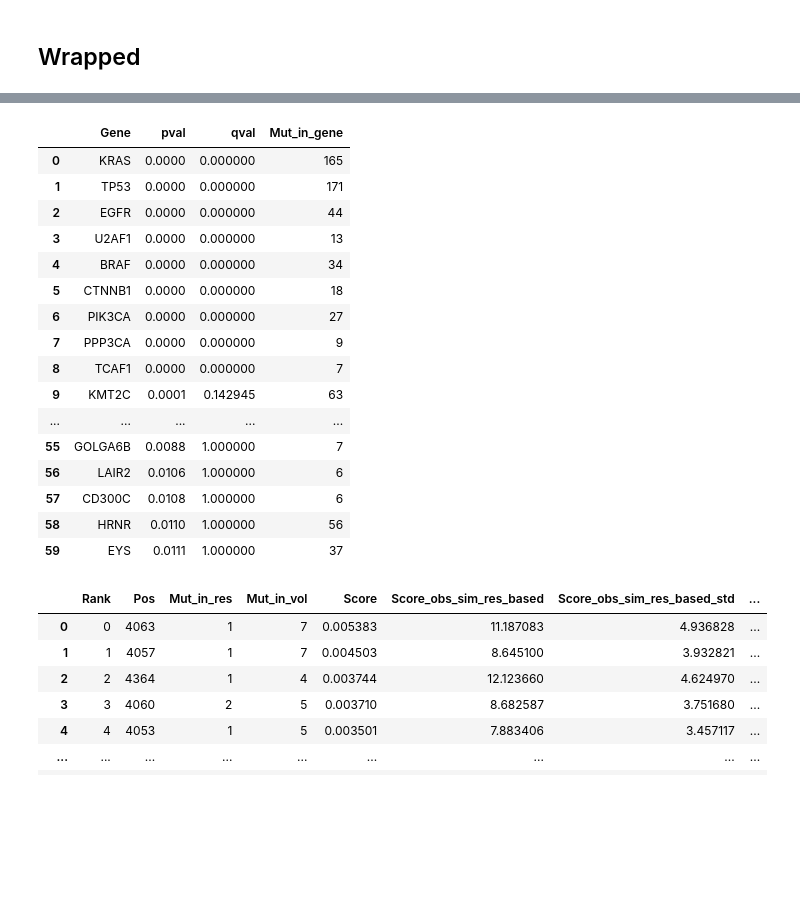
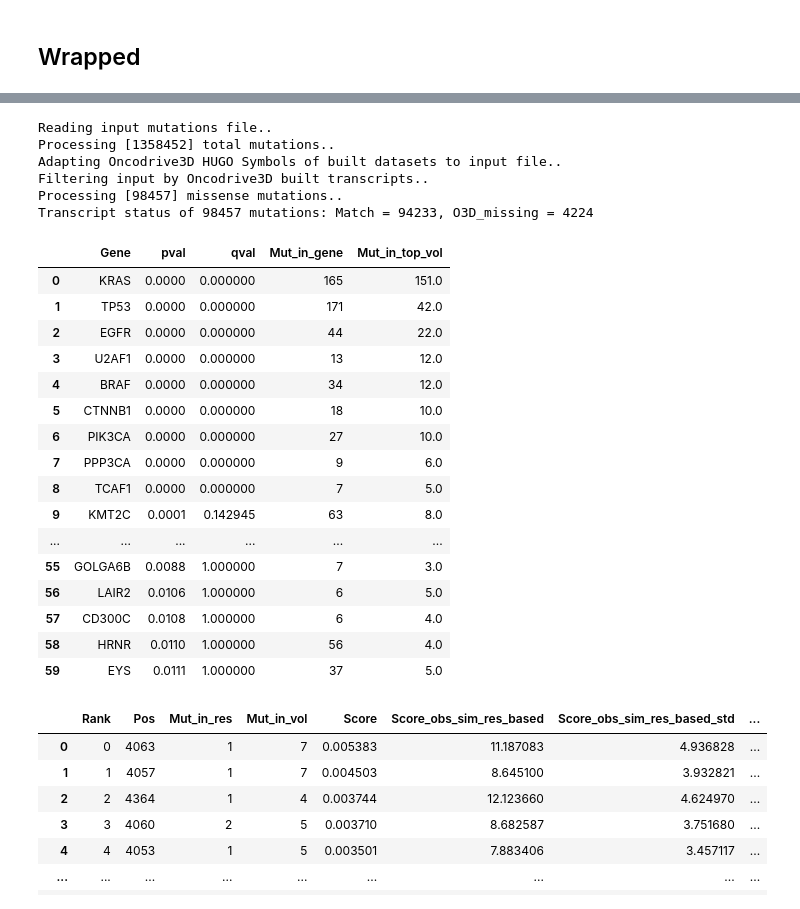
Before and after one commit to bbglab/oncodrive3d_paper, a Jupyter notebook: review_01/simulations_and_ranking/simulations.ipynb, the cells around one changed output, grey strips where cells are left out. Drawn from its saved outputs; the diff is of its cells as text; code cells hidden in the pictures; blank space fills up the shorter version.

```diff
--- a/review_01/simulations_and_ranking/simulations.ipynb
+++ b/review_01/simulations_and_ranking/simulations.ipynb
@@ -988,27 +1009,33 @@ miss_prob_dict = get_miss_mut_prob_dict(mut_rate_dict=mut_profile, seq_df=seq_df
 # %%
 cohort = "TCGA_WXS_LUAD"
 data, seq_df = load_mut(input_path, o3d_datasets_dir)
 
 df_genes = pd.read_csv(f"/workspace/projects/clustering_3d/o3d_analysys/datasets/output/cancer_202404/o3d_output/review/run_control_2025-03-21_11-24-24/{cohort}/{cohort}.3d_clustering_genes.csv")
-df_genes[["Gene", "pval", "qval", "Mut_in_gene"]][:60]
+df_genes[["Gene", "pval", "qval", "Mut_in_gene", "Mut_in_top_vol"]][:60]
 # %% [output]
+Reading input mutations file..
+Processing [1358452] total mutations..
+Adapting Oncodrive3D HUGO Symbols of built datasets to input file..
+Filtering input by Oncodrive3D built transcripts..
+Processing [98457] missense mutations..
+Transcript status of 98457 mutations: Match = 94233, O3D_missing = 4224
-|  | Gene | pval | qval | Mut_in_gene |
-| 0 | KRAS | 0.0000 | 0.000000 | 165 |
-| 1 | TP53 | 0.0000 | 0.000000 | 171 |
-| 2 | EGFR | 0.0000 | 0.000000 | 44 |
-| 3 | U2AF1 | 0.0000 | 0.000000 | 13 |
-| 4 | BRAF | 0.0000 | 0.000000 | 34 |
-| 5 | CTNNB1 | 0.0000 | 0.000000 | 18 |
-| 6 | PIK3CA | 0.0000 | 0.000000 | 27 |
-| 7 | PPP3CA | 0.0000 | 0.000000 | 9 |
-| 8 | TCAF1 | 0.0000 | 0.000000 | 7 |
-| 9 | KMT2C | 0.0001 | 0.142945 | 63 |
-| ... | ... | ... | ... | ... |
-| 55 | GOLGA6B | 0.0088 | 1.000000 | 7 |
-| 56 | LAIR2 | 0.0106 | 1.000000 | 6 |
-| 57 | CD300C | 0.0108 | 1.000000 | 6 |
-| 58 | HRNR | 0.0110 | 1.000000 | 56 |
-| 59 | EYS | 0.0111 | 1.000000 | 37 |
+|  | Gene | pval | qval | Mut_in_gene | Mut_in_top_vol |
+| 0 | KRAS | 0.0000 | 0.000000 | 165 | 151.0 |
+| 1 | TP53 | 0.0000 | 0.000000 | 171 | 42.0 |
+| 2 | EGFR | 0.0000 | 0.000000 | 44 | 22.0 |
+| 3 | U2AF1 | 0.0000 | 0.000000 | 13 | 12.0 |
+| 4 | BRAF | 0.0000 | 0.000000 | 34 | 12.0 |
+| 5 | CTNNB1 | 0.0000 | 0.000000 | 18 | 10.0 |
+| 6 | PIK3CA | 0.0000 | 0.000000 | 27 | 10.0 |
+| 7 | PPP3CA | 0.0000 | 0.000000 | 9 | 6.0 |
+| 8 | TCAF1 | 0.0000 | 0.000000 | 7 | 5.0 |
+| 9 | KMT2C | 0.0001 | 0.142945 | 63 | 8.0 |
+| ... | ... | ... | ... | ... | ... |
+| 55 | GOLGA6B | 0.0088 | 1.000000 | 7 | 3.0 |
+| 56 | LAIR2 | 0.0106 | 1.000000 | 6 | 5.0 |
+| 57 | CD300C | 0.0108 | 1.000000 | 6 | 4.0 |
+| 58 | HRNR | 0.0110 | 1.000000 | 56 | 4.0 |
+| 59 | EYS | 0.0111 | 1.000000 | 37 | 5.0 |
 # %%
 result_pos_df
 # %% [output]
```
Also changed, not shown: parts of 3 cells of this notebook.
